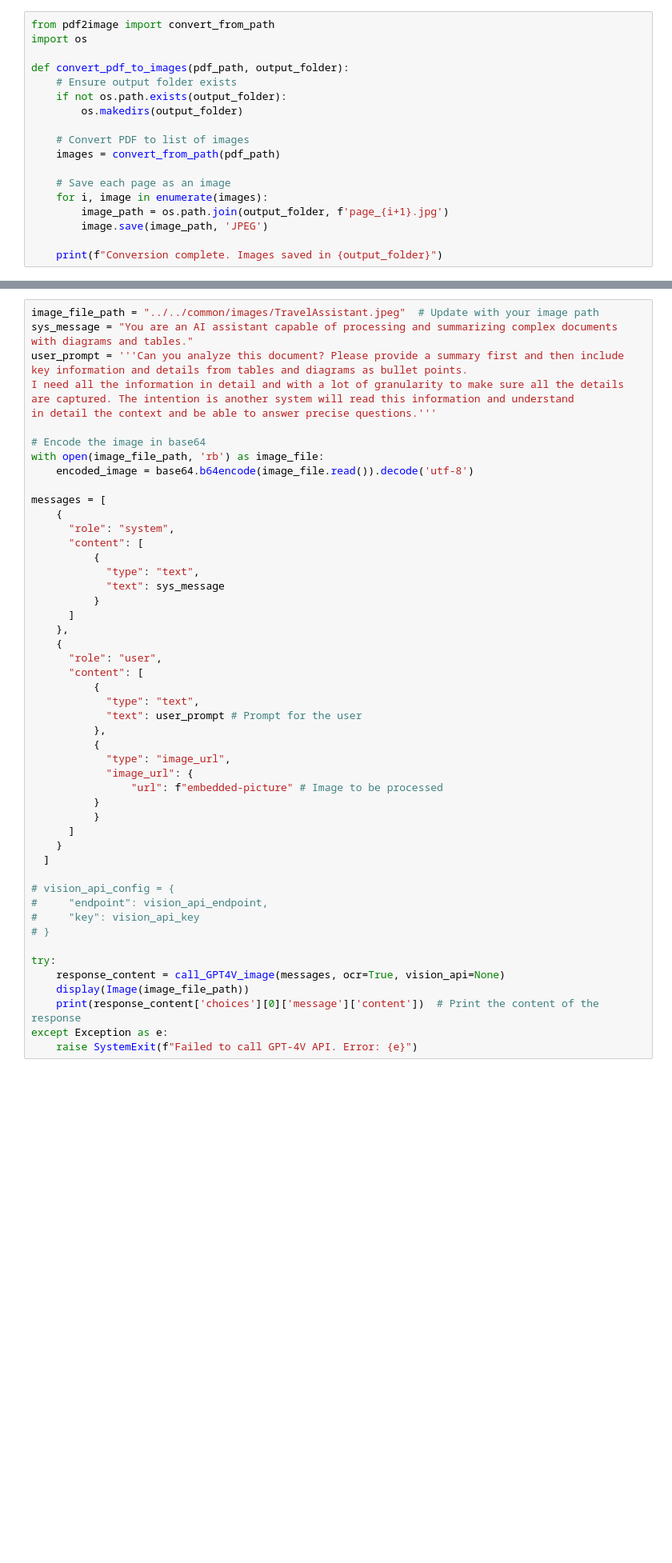
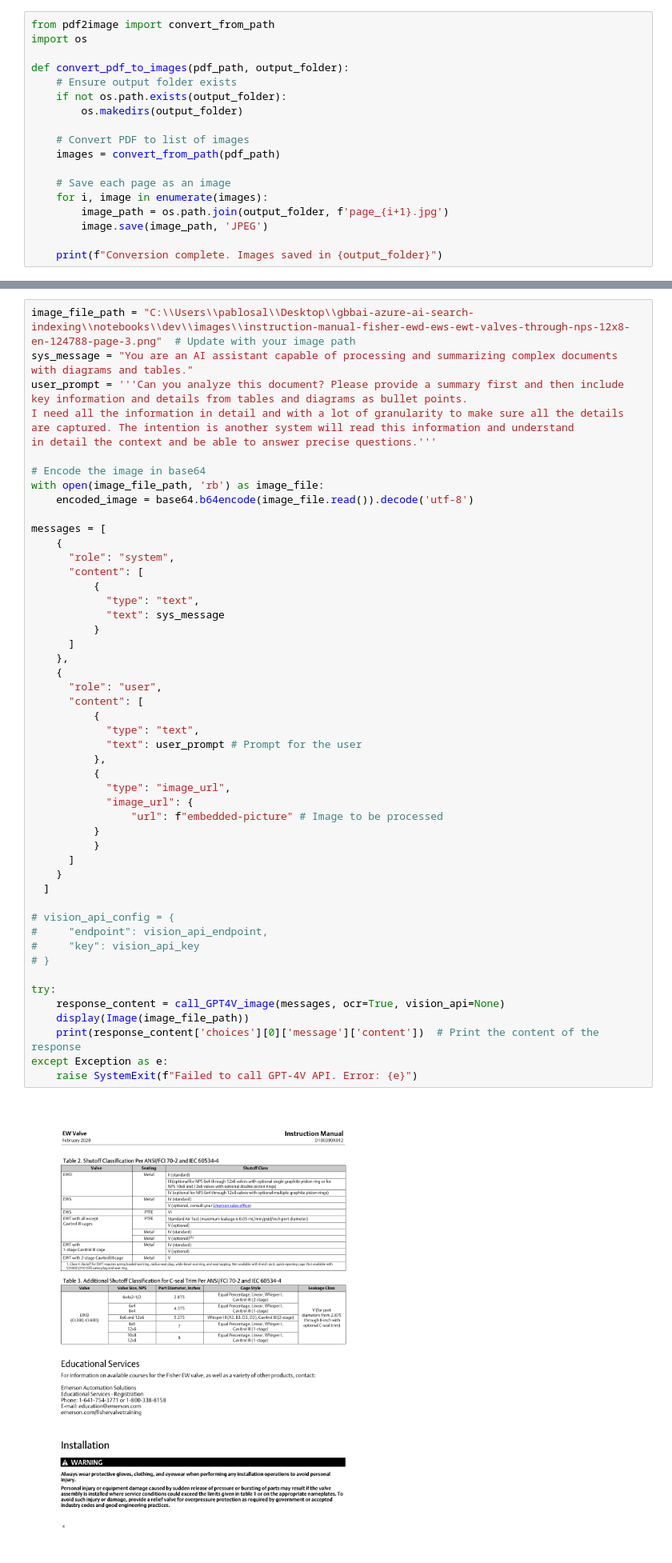
Before and after one commit to pablosalvador10/gbbai-azure-ai-search-indexing, a Jupyter notebook: notebooks/dev/testing-vision.ipynb, the cells around one changed output, grey strips where cells are left out. Shown at 80% size. Drawn from its saved outputs; the diff is of its cells as text; blank space fills up the shorter version.

```diff
--- a/notebooks/dev/testing-vision.ipynb
+++ b/notebooks/dev/testing-vision.ipynb
@@ -139,5 +147,5 @@ import base64
 # %%
-image_file_path = "../../common/images/TravelAssistant.jpeg"  # Update with your image path
+image_file_path = "C:\\Users\\pablosal\\Desktop\\gbbai-azure-ai-search-indexing\\notebooks\\dev\\images\\instruction-manual-fisher-ewd-ews-ewt-valves-through-nps-12x8-en-124788-page-3.png"  # Update with your image path
 sys_message = "You are an AI assistant capable of processing and summarizing complex documents with diagrams and tables."
 user_prompt = '''Can you analyze this document? Please provide a summary first and then include key information and details from tables and diagrams as bullet points.
 I need all the information in detail and with a lot of granularity to make sure all the details are captured. The intention is another system will read this information and understand
@@ -158,30 +166,32 @@ messages = [
       ]
     },
     {
       "role": "user",
       "content": [
           {
             "type": "text",
             "text": user_prompt # Prompt for the user
           },
           {
             "type": "image_url",
             "image_url": {
                 "url": f"embedded-picture" # Image to be processed
           }
           }
       ]
     }
   ]
 
 # vision_api_config = {
 #     "endpoint": vision_api_endpoint,
 #     "key": vision_api_key
 # }
 
 try:
     response_content = call_GPT4V_image(messages, ocr=True, vision_api=None)
     display(Image(image_file_path))
     print(response_content['choices'][0]['message']['content'])  # Print the content of the response
 except Exception as e:
     raise SystemExit(f"Failed to call GPT-4V API. Error: {e}")
+# %% [output]
+[figure, added]
```
Also changed, not shown: parts of 8 cells of this notebook, 1 other file.
